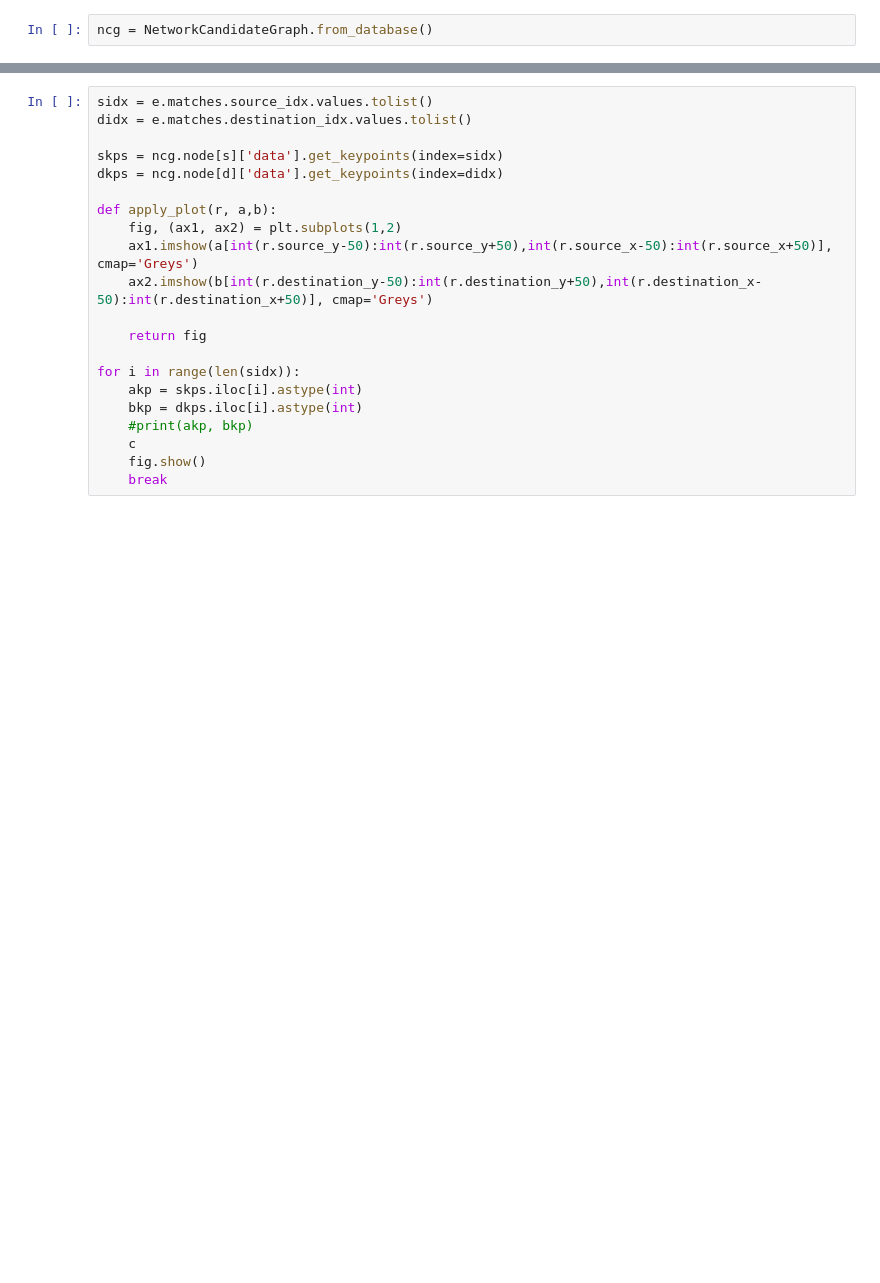
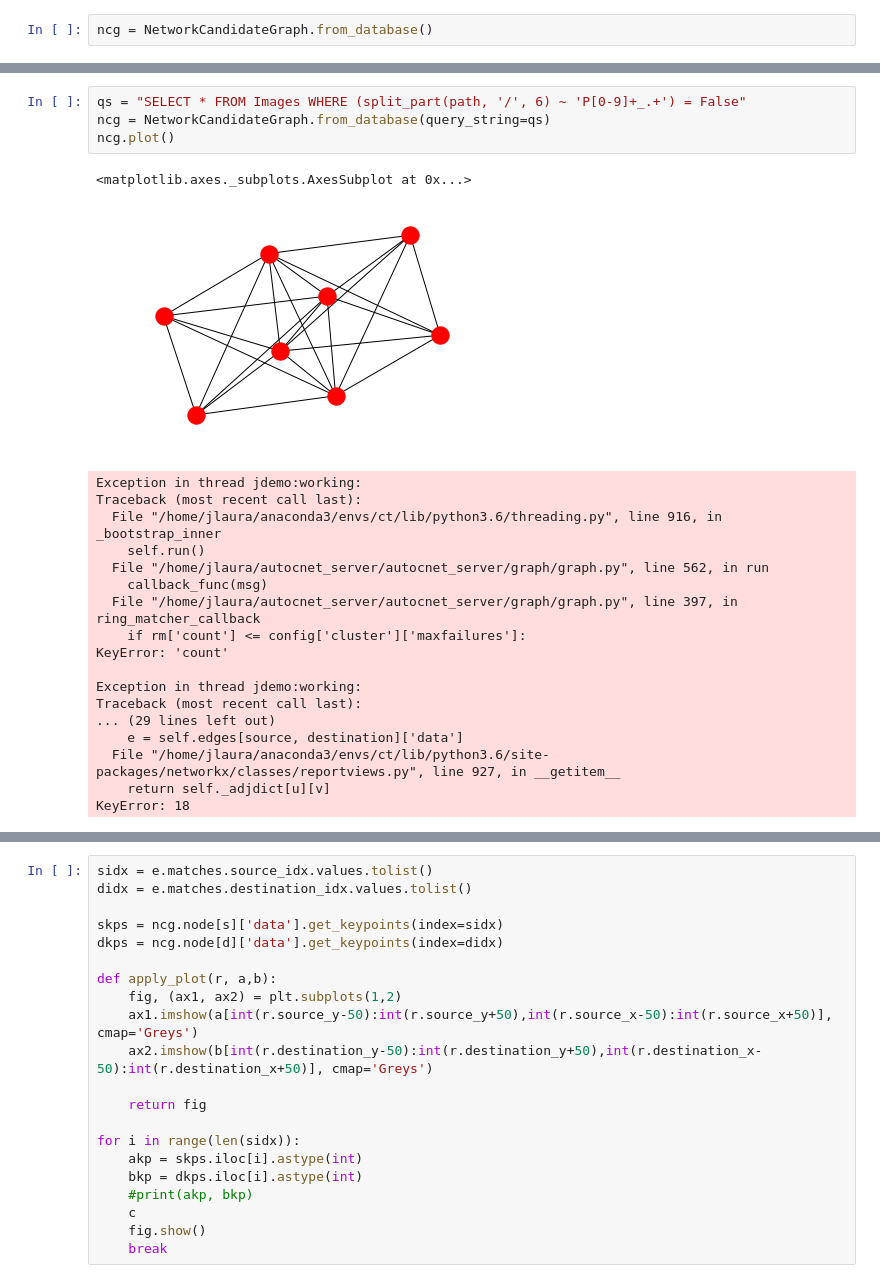
Before and after one commit to jlaura/autocnet_server, a Jupyter notebook: notebooks/02. Creating a Network Candidate Graph.ipynb, the cells around one changed output, grey strips where cells are left out. Drawn from its saved outputs; the diff is of its cells as text; blank space fills up the shorter version.

```diff
--- a/notebooks/02. Creating a Network Candidate Graph.ipynb
+++ b/notebooks/02. Creating a Network Candidate Graph.ipynb
@@ -25,0 +30,24 @@ True
+# %%
+qs = "SELECT * FROM Images WHERE (split_part(path, '/', 6) ~ 'P[0-9]+_.+') = False"
+ncg = NetworkCandidateGraph.from_database(query_string=qs)
+ncg.plot()
+# %% [output]
+<matplotlib.axes._subplots.AxesSubplot at 0x...>
+[figure, added]
+Exception in thread jdemo:working:
+Traceback (most recent call last):
+  File "/home/jlaura/anaconda3/envs/ct/lib/python3.6/threading.py", line 916, in _bootstrap_inner
+    self.run()
+  File "/home/jlaura/autocnet_server/autocnet_server/graph/graph.py", line 562, in run
+    callback_func(msg)
+  File "/home/jlaura/autocnet_server/autocnet_server/graph/graph.py", line 397, in ring_matcher_callback
+    if rm['count'] <= config['cluster']['maxfailures']:
+KeyError: 'count'
+
+Exception in thread jdemo:working:
+Traceback (most recent call last):
+... (29 lines left out)
+    e = self.edges[source, destination]['data']
+  File "/home/jlaura/anaconda3/envs/ct/lib/python3.6/site-packages/networkx/classes/reportviews.py", line 927, in __getitem__
+    return self._adjdict[u][v]
+KeyError: 18
```
Also changed, not shown: parts of 16 cells of this notebook, 8 other files.
